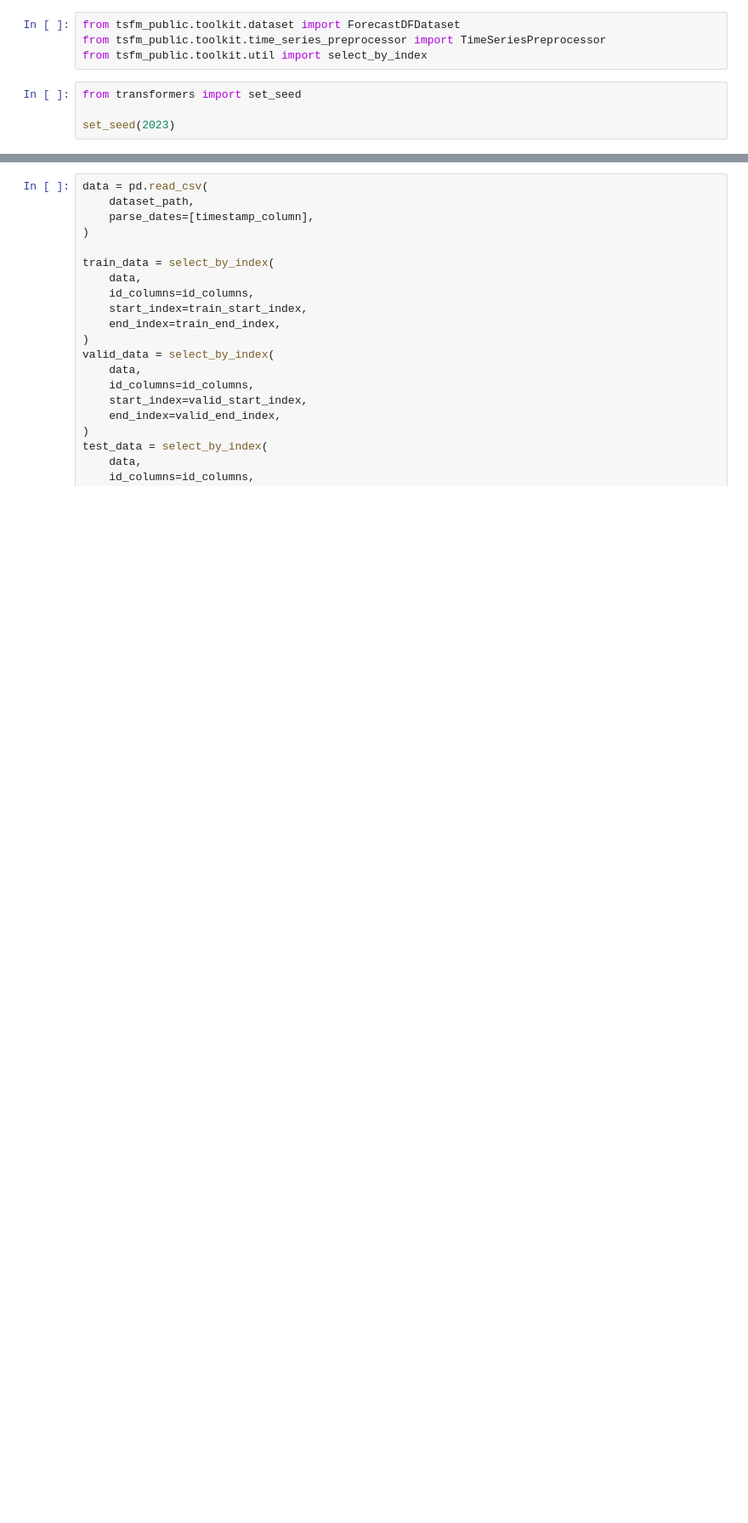
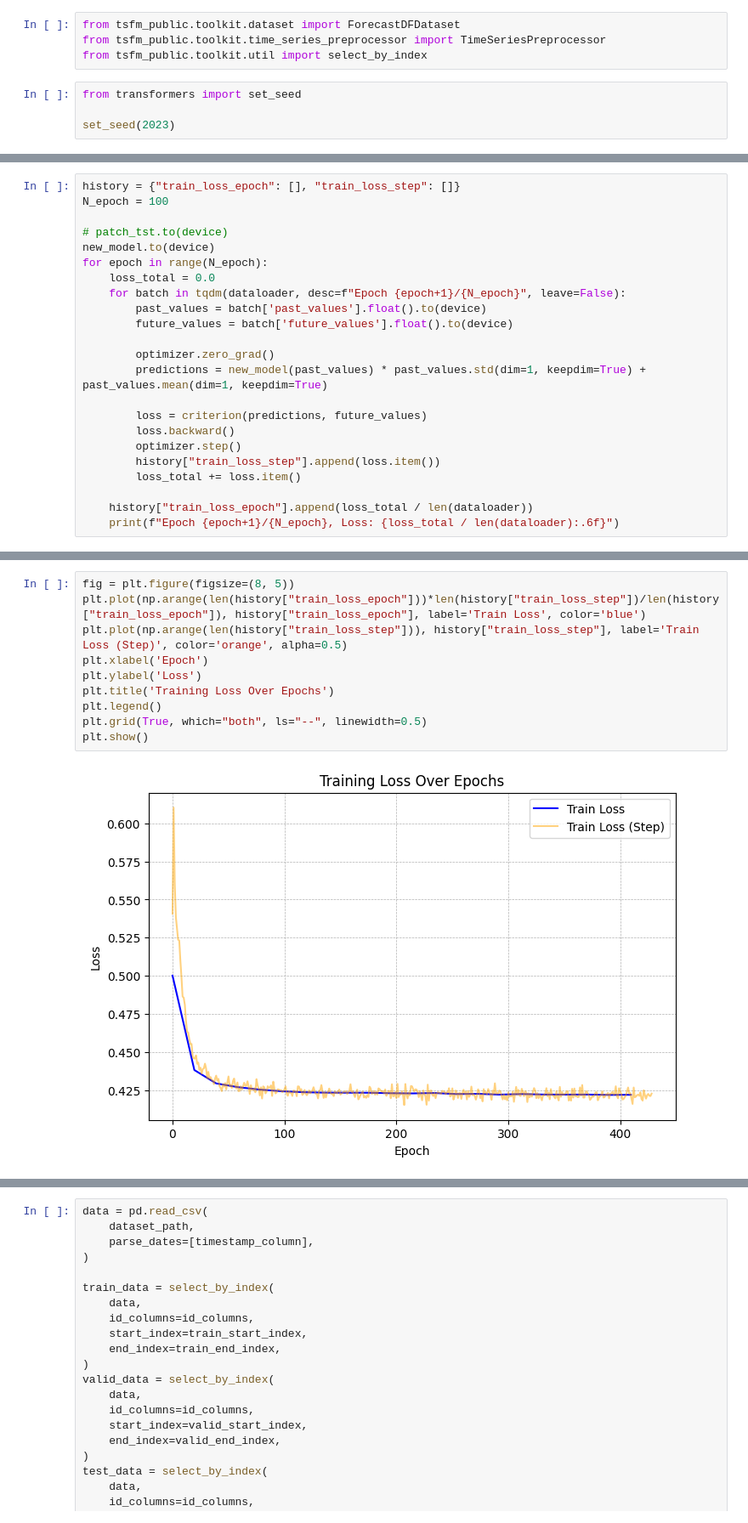
Before and after one commit to LouisBrusset/ITER-transformers-for-tokamak-timeseries, a Jupyter notebook: notebooks/experiments/test_patchtst_pendulum.ipynb, the cells around one changed output, grey strips where cells are left out. Shown at 85% size. Cells and saved outputs as stored; diff of their text form; blank space fills up the shorter version.

```diff
--- a/notebooks/experiments/test_patchtst_pendulum.ipynb
+++ b/notebooks/experiments/test_patchtst_pendulum.ipynb
@@ -465,0 +864,23 @@ dataset = "ETTh1"
+# %%
+history = {"train_loss_epoch": [], "train_loss_step": []}
+N_epoch = 100
+
+# patch_tst.to(device)
+new_model.to(device)
+for epoch in range(N_epoch):
+    loss_total = 0.0
+    for batch in tqdm(dataloader, desc=f"Epoch {epoch+1}/{N_epoch}", leave=False):
+        past_values = batch['past_values'].float().to(device)
+        future_values = batch['future_values'].float().to(device)
+
+        optimizer.zero_grad()
+        predictions = new_model(past_values) * past_values.std(dim=1, keepdim=True) + past_values.mean(dim=1, keepdim=True)
+
+        loss = criterion(predictions, future_values)
+        loss.backward()
+        optimizer.step()
+        history["train_loss_step"].append(loss.item())
+        loss_total += loss.item()
+
+    history["train_loss_epoch"].append(loss_total / len(dataloader))
+    print(f"Epoch {epoch+1}/{N_epoch}, Loss: {loss_total / len(dataloader):.6f}")
@@ -465,0 +901,12 @@ dataset = "ETTh1"
+# %%
+fig = plt.figure(figsize=(8, 5))
+plt.plot(np.arange(len(history["train_loss_epoch"]))*len(history["train_loss_step"])/len(history["train_loss_epoch"]), history["train_loss_epoch"], label='Train Loss', color='blue')
+plt.plot(np.arange(len(history["train_loss_step"])), history["train_loss_step"], label='Train Loss (Step)', color='orange', alpha=0.5)
+plt.xlabel('Epoch')
+plt.ylabel('Loss')
+plt.title('Training Loss Over Epochs')
+plt.legend()
+plt.grid(True, which="both", ls="--", linewidth=0.5)
+plt.show()
+# %% [output]
+[figure, added]
```
Also changed, not shown: parts of 89 cells of this notebook, 4 other files.
